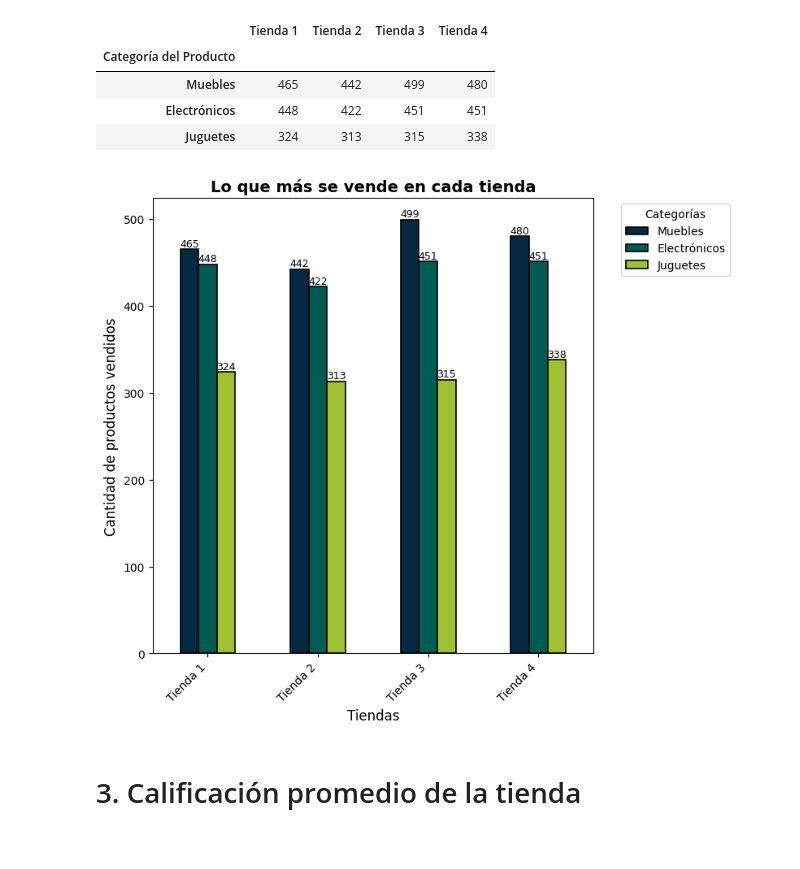
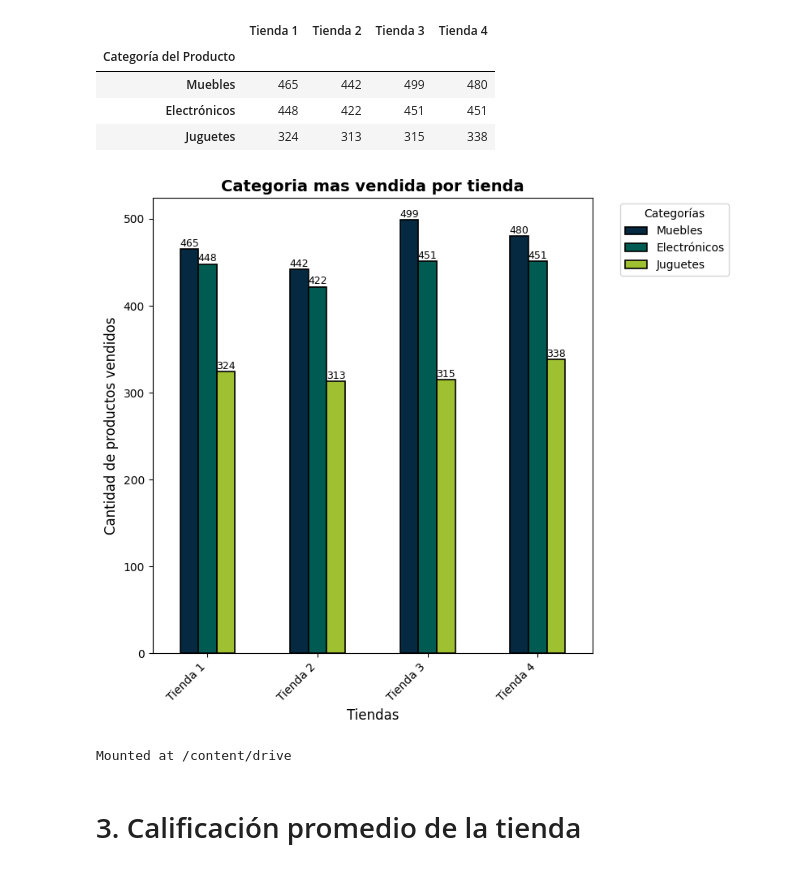
Before and after one commit to Luis-stack-create/challenge-data-science, a Jupyter notebook: Challengue_data_science.ipynb, the cells around one changed output. Drawn from its saved outputs; the diff is of its cells as text; code cells hidden in the pictures.

```diff
--- a/Challengue_data_science.ipynb
+++ b/Challengue_data_science.ipynb
@@ -168,40 +170,45 @@ cat_total
 # %%
 
 plt.figure(figsize=(8,7))
 
 # Colores que coinciden con la imagen
 colors = ['#042940', '#005C53', '#9FC131']
 
 # Transponer el DataFrame para invertir filas y columnas
-ax = cat_total.T.plot(kind='bar',
+fig2 = cat_total.T.plot(kind='bar',
                    color=colors,
                    edgecolor='black',
                    linewidth=1.2,
                    ax=plt.gca())
 
-plt.title("Lo que más se vende en cada tienda", fontsize=14, fontweight='bold')
+plt.title("Categoría mas vendida por tienda", fontsize=14, fontweight='bold')
 plt.ylabel("Cantidad de productos vendidos", fontsize=12)
 plt.xlabel("Tiendas", fontsize=12)
 
 # Rotar las etiquetas del eje x
 plt.xticks(rotation=45, ha='right')
 
 # Colocar la leyenda fuera del gráfico a la derecha
 plt.legend(title="Categorías", bbox_to_anchor=(1.05, 1), loc='upper left')
 
 plt.tight_layout()
+
+# Agregar etiquetas de valores al final de cada barra
+for p in fig2.patches:
+    fig2.text(p.get_x() + p.get_width()/2,       # posición X centrada
+            p.get_height() + 0.5,              # un poco por encima de la barra
+            f"{int(p.get_height())}",          # valor entero
+            ha='center', va='bottom', fontsize=9)
 # 💾 Guardar el gráfico como imagen PNG
 plt.tight_layout()
 plt.savefig('grafico2_categorias_populares.png', dpi=300, bbox_inches='tight')
-# Agregar etiquetas de valores al final de cada barra
-for p in ax.patches:
-    ax.text(p.get_x() + p.get_width()/2,       # posición X centrada
-            p.get_height() + 0.5,              # un poco por encima de la barra
-            f"{int(p.get_height())}",          # valor entero
-            ha='center', va='bottom', fontsize=9)
-
 plt.show()
 # %% [output]
-[figure, old version]
+[figure, new version]
+# %%
+from google.colab import drive
+drive.mount('/content/drive')
+# %% [output]
+Mounted at /content/drive
 # %% [markdown]
 # 3. Calificación promedio de la tienda
```
Also changed, not shown: parts of 2 cells of this notebook.
